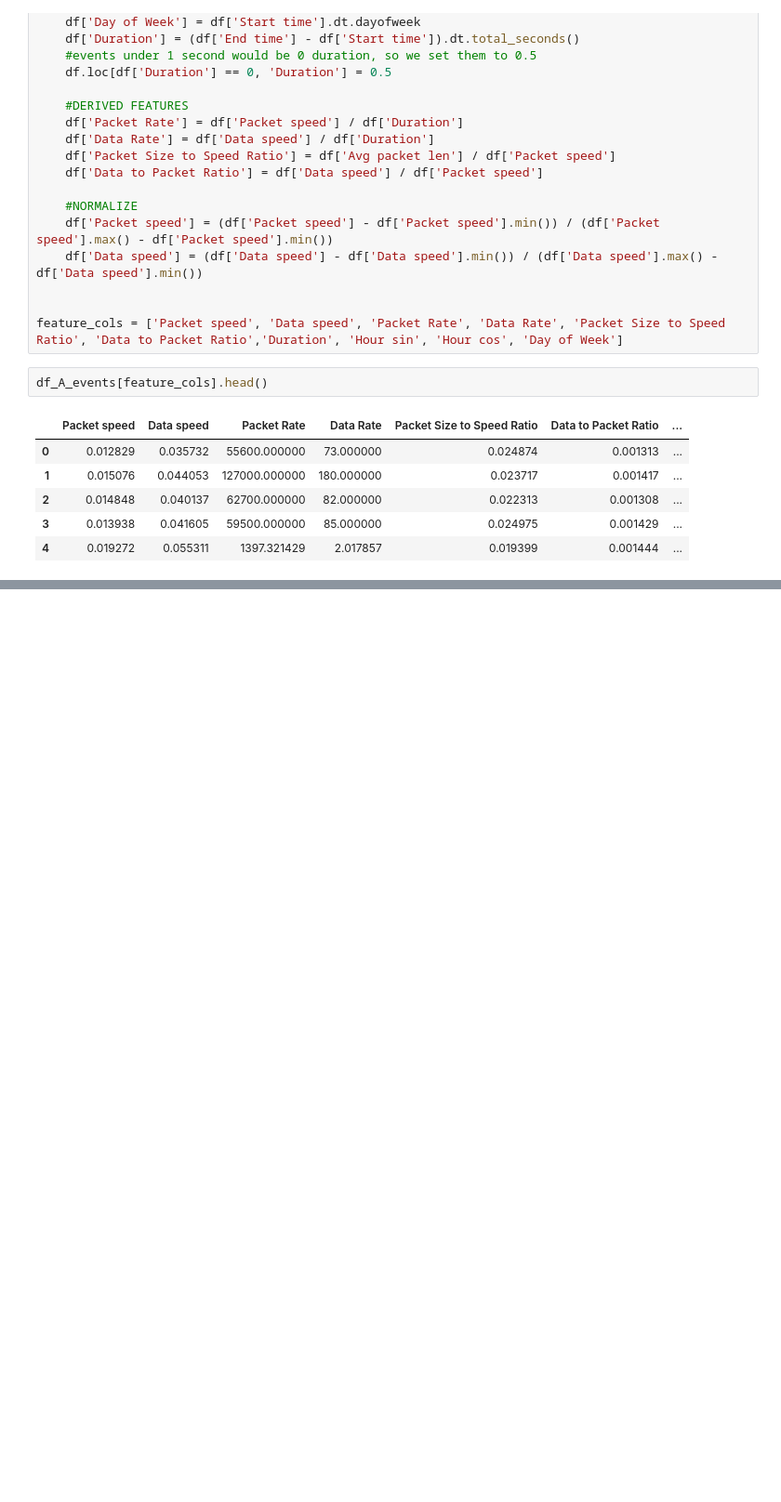
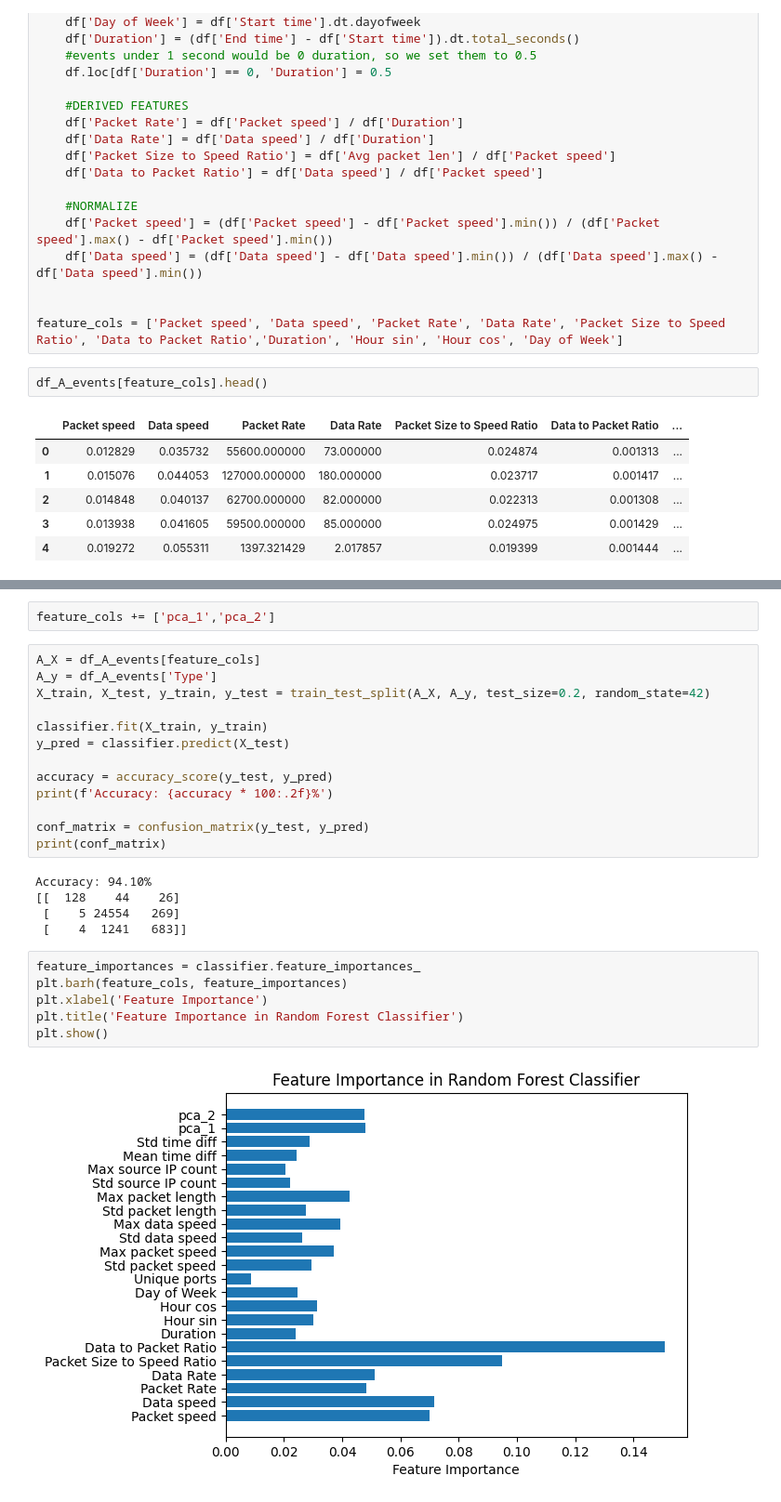
Before and after one commit to varsanyimate/ddos, a Jupyter notebook: src/feature_engineering.ipynb, the cells around one changed output, grey strips where cells are left out. Shown at 93% size. Drawn from its saved outputs; the diff is of its cells as text; blank space fills up the shorter version.

```diff
--- a/src/feature_engineering.ipynb
+++ b/src/feature_engineering.ipynb
@@ -45,0 +213,28 @@ df_A_events[feature_cols].head()
+# %%
+feature_cols += ['pca_1','pca_2']
+# %%
+A_X = df_A_events[feature_cols]
+A_y = df_A_events['Type']
+X_train, X_test, y_train, y_test = train_test_split(A_X, A_y, test_size=0.2, random_state=42)
+
+classifier.fit(X_train, y_train)
+y_pred = classifier.predict(X_test)
+
+accuracy = accuracy_score(y_test, y_pred)
+print(f'Accuracy: {accuracy * 100:.2f}%')
+
+conf_matrix = confusion_matrix(y_test, y_pred)
+print(conf_matrix)
+# %% [output]
+Accuracy: 94.10%
+[[  128    44    26]
+ [    5 24554   269]
+ [    4  1241   683]]
+# %%
+feature_importances = classifier.feature_importances_
+plt.barh(feature_cols, feature_importances)
+plt.xlabel('Feature Importance')
+plt.title('Feature Importance in Random Forest Classifier')
+plt.show()
+# %% [output]
+[figure, added]
```
Also changed, not shown: parts of 12 cells of this notebook.
